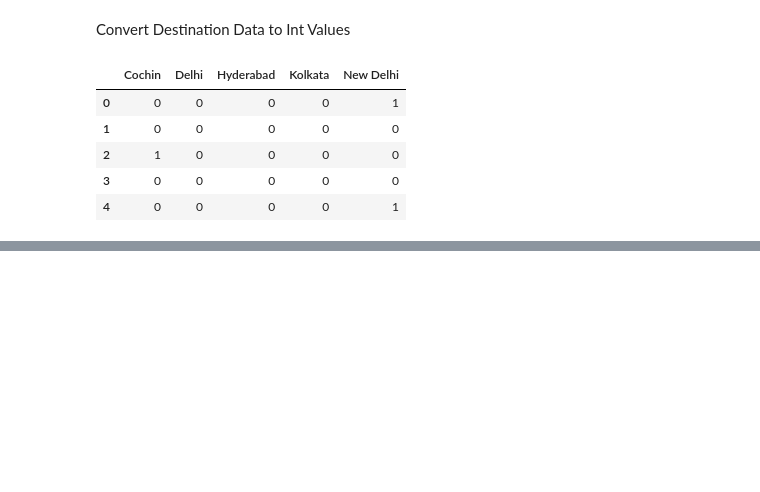
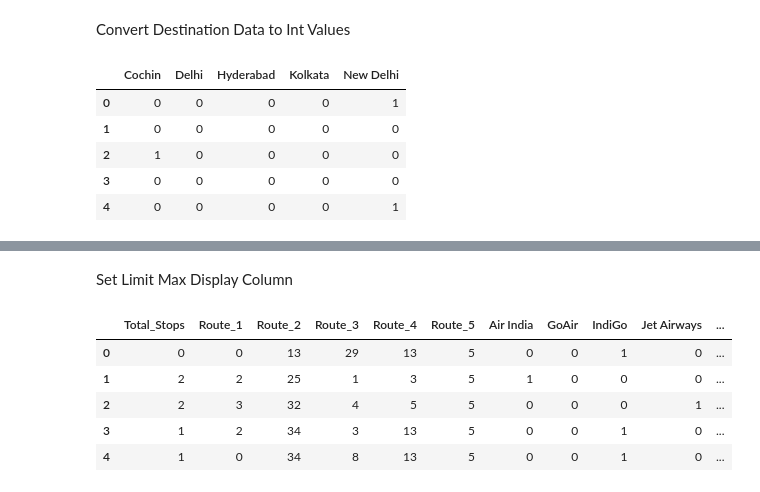
Before and after one commit to crzysab/Data-Science-Real-Projects-in-Python, a Jupyter notebook: Predict_Fare_of_Airlines_Tickets_using_Machine_Learning.ipynb, the cells around one changed output, grey strips where cells are left out. Drawn from its saved outputs; the diff is of its cells as text; code cells hidden in the pictures; blank space fills up the shorter version.

```diff
--- a/Predict_Fare_of_Airlines_Tickets_using_Machine_Learning.ipynb
+++ b/Predict_Fare_of_Airlines_Tickets_using_Machine_Learning.ipynb
@@ -429,0 +648,12 @@ Destination.head()
+# %% [markdown]
+Set Limit Max Display Column
+# %%
+pd.set_option('display.max_columns',35)
+data_train.head()
+# %% [output]
+|  | Total_Stops | Route_1 | Route_2 | Route_3 | Route_4 | Route_5 | Air India | GoAir | IndiGo | Jet Airways | ... |
+| 0 | 0 | 0 | 13 | 29 | 13 | 5 | 0 | 0 | 1 | 0 | ... |
+| 1 | 2 | 2 | 25 | 1 | 3 | 5 | 1 | 0 | 0 | 0 | ... |
+| 2 | 2 | 3 | 32 | 4 | 5 | 5 | 0 | 0 | 0 | 1 | ... |
+| 3 | 1 | 2 | 34 | 3 | 13 | 5 | 0 | 0 | 1 | 0 | ... |
+| 4 | 1 | 0 | 34 | 8 | 13 | 5 | 0 | 0 | 1 | 0 | ... |
```
Also changed, not shown: parts of 35 cells of this notebook.
